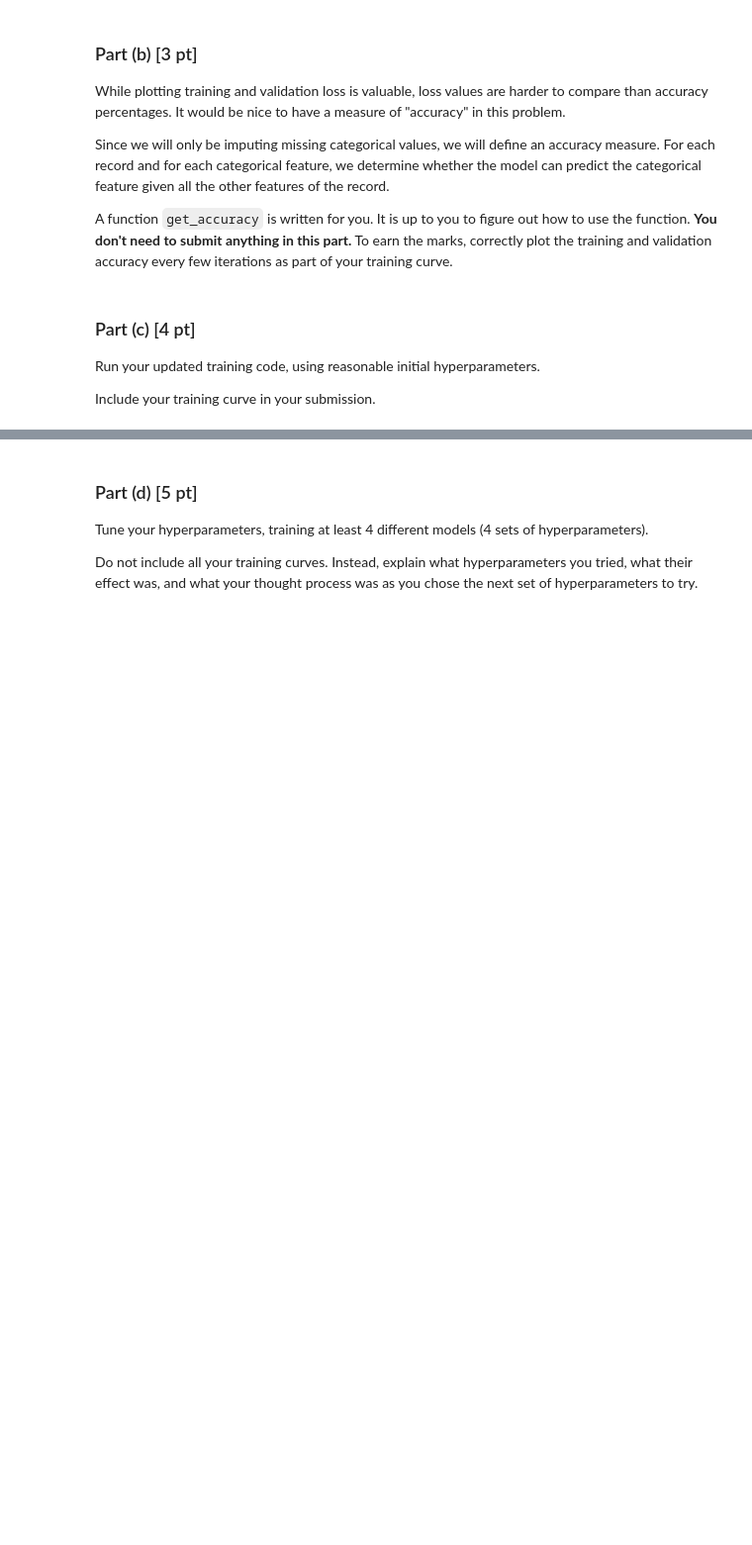
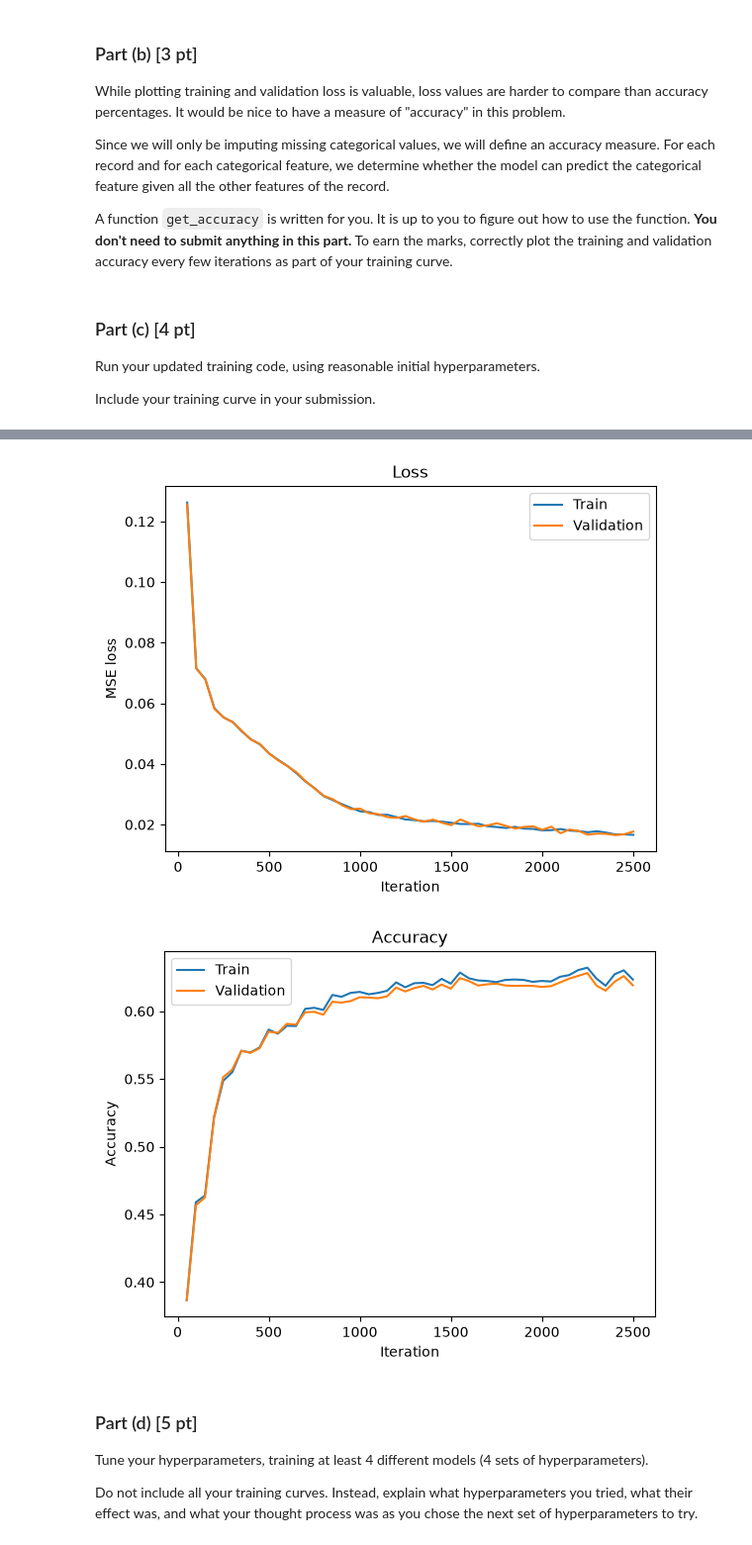
Before and after one commit to Samantha-Hossain/APS360, a Jupyter notebook: Lab 4/Lab4.ipynb, the cells around one changed output, grey strips where cells are left out. Shown at 99% size. Drawn from its saved outputs; the diff is of its cells as text; code cells hidden in the pictures; blank space fills up the shorter version.

```diff
--- a/Lab 4/Lab4.ipynb
+++ b/Lab 4/Lab4.ipynb
@@ -451,18 +451,18 @@ about ~11 features.
 from torch import nn
 
 class AutoEncoder(nn.Module):
-    def __init__(self):
+    def __init__(self, hidden=40, bottleneck=24):
         super(AutoEncoder, self).__init__()
         self.encoder = nn.Sequential(
-            nn.Linear(57, 40), # TODO -- FILL OUT THE CODE HERE!
+            nn.Linear(57, hidden),
             nn.ReLU(),
-            nn.Linear(40, 24),
+            nn.Linear(hidden, bottleneck),
             nn.ReLU()
         )
         self.decoder = nn.Sequential(
-            nn.Linear(24, 40), # TODO -- FILL OUT THE CODE HERE!
+            nn.Linear(bottleneck, hidden),
             nn.ReLU(),
-            nn.Linear(40, 57),
+            nn.Linear(hidden, 57),
             nn.Sigmoid() # get to the range (0, 1)
         )
 
@@ -583,3 +618,13 @@ def get_accuracy(model, data_loader):
 Run your updated training code, using reasonable initial hyperparameters.
 
 Include your training curve in your submission.
+# %%
+random.seed(42)   # zero_out_random_feature uses Python's random module
+
+train_loader = torch.utils.data.DataLoader(data_train, batch_size=256, shuffle=True)
+valid_loader = torch.utils.data.DataLoader(data_valid, batch_size=256, shuffle=False)
+
+model = AutoEncoder()
+train(model, train_loader, valid_loader, num_epochs=30, learning_rate=1e-3,
+      eval_every=50, name="base")
+# %% [output]
@@ -586,3 +648,5 @@ Include your training curve in your submission.
+[figure, added]
+[figure, added]
 # %% [markdown]
 ### Part (d) [5 pt]
 
```
Also changed, not shown: parts of 18 cells of this notebook, 1 other file.
